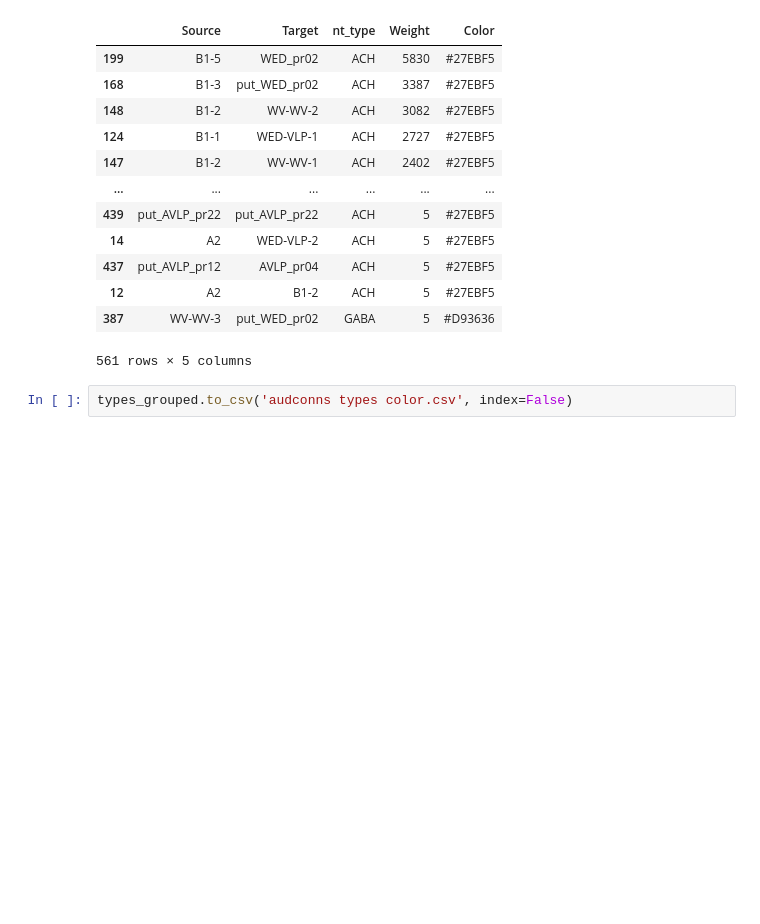
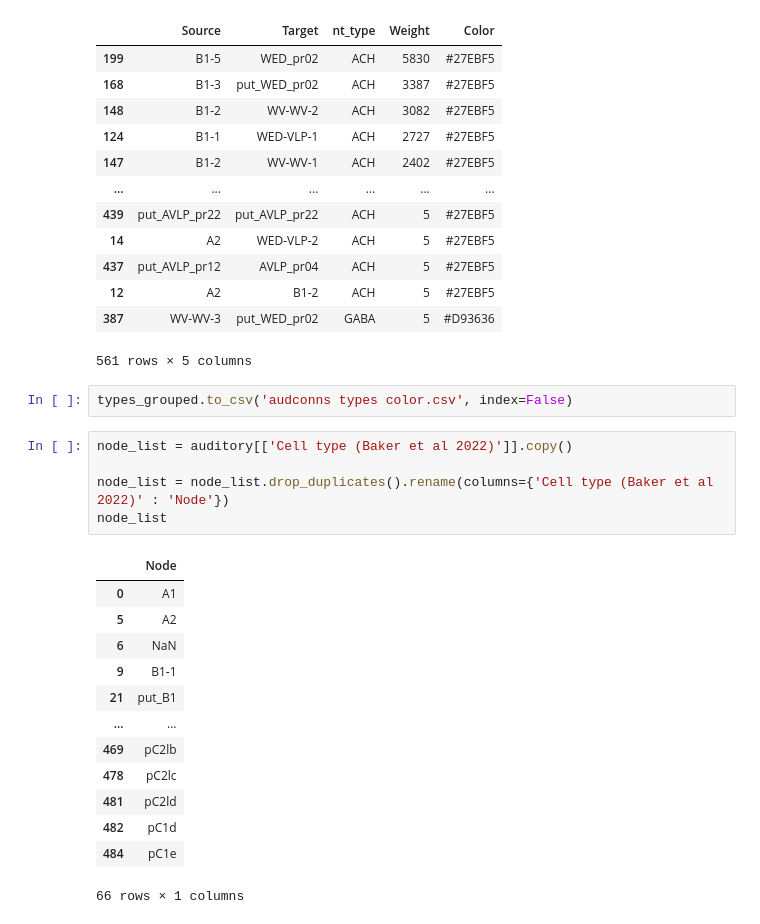
Before and after one commit to grace-cai08/sp25, a Jupyter notebook: wiringdgrm.ipynb, the cells around one changed output. Cells and saved outputs as stored; diff of their text form; blank space fills up the shorter version.

Commit message:
creating separate node list csv for color coding in gephi

```diff
--- a/wiringdgrm.ipynb
+++ b/wiringdgrm.ipynb
@@ -134,3 +134,22 @@ types_grouped
 561 rows × 5 columns
 # %%
 types_grouped.to_csv('audconns types color.csv', index=False)
+# %%
+node_list = auditory[['Cell type (Baker et al 2022)']].copy()
+
+node_list = node_list.drop_duplicates().rename(columns={'Cell type (Baker et al 2022)' : 'Node'})
+node_list
+# %% [output]
+|  | Node |
+| 0 | A1 |
+| 5 | A2 |
+| 6 | NaN |
+| 9 | B1-1 |
+| 21 | put_B1 |
+| ... | ... |
+| 469 | pC2lb |
+| 478 | pC2lc |
+| 481 | pC2ld |
+| 482 | pC1d |
+| 484 | pC1e |
+66 rows × 1 columns
```
Also changed, not shown: parts of 1 cell of this notebook.
